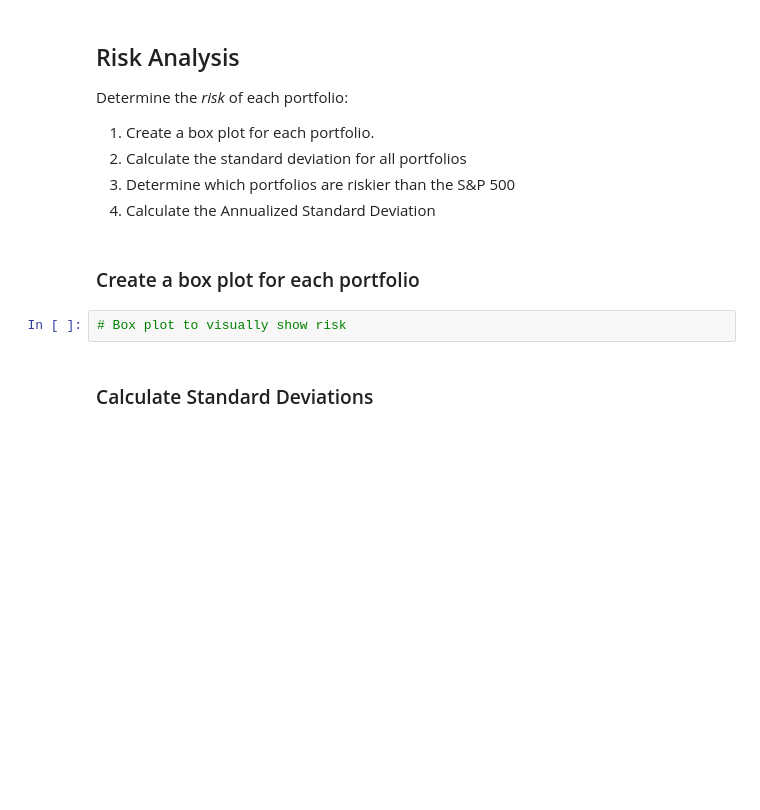
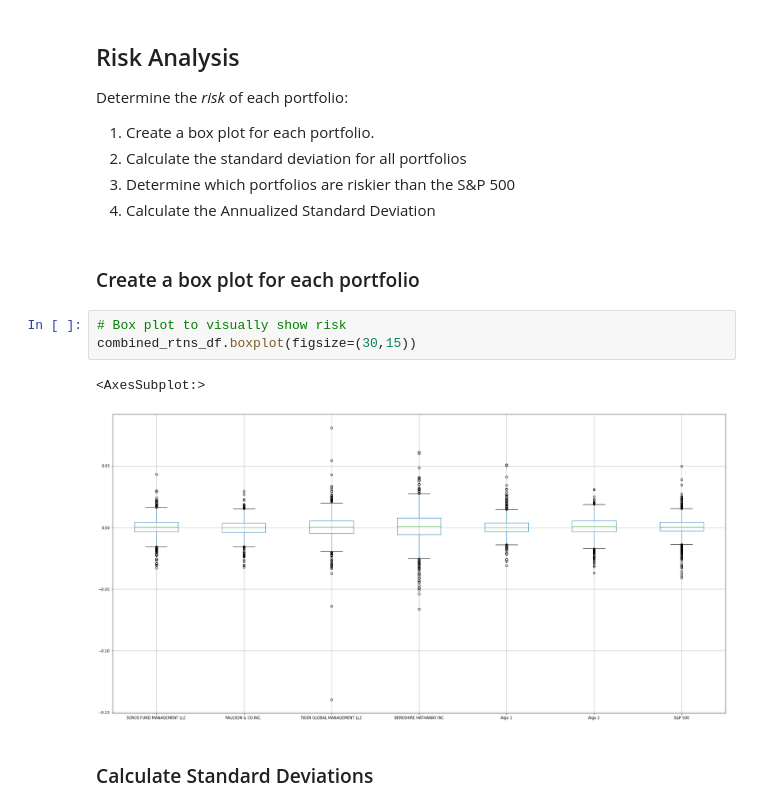
Before and after one commit to OrlandoFuller/A-Whale-Off-the-Portfolio, a Jupyter notebook: whale_analysis.ipynb, the cells around one changed output. Cells and saved outputs as stored; diff of their text form; blank space fills up the shorter version.

Commit message:
Create a box plot for each portfolio: Box plot to visually show risk

```diff
--- a/whale_analysis.ipynb
+++ b/whale_analysis.ipynb
@@ -224,6 +224,10 @@ Determine the _risk_ of each portfolio:
 ### Create a box plot for each portfolio
 # %%
 # Box plot to visually show risk
+combined_rtns_df.boxplot(figsize=(30,15))
+# %% [output]
+<AxesSubplot:>
+[figure, added]
 # %% [markdown]
 ### Calculate Standard Deviations
 # %%
```
